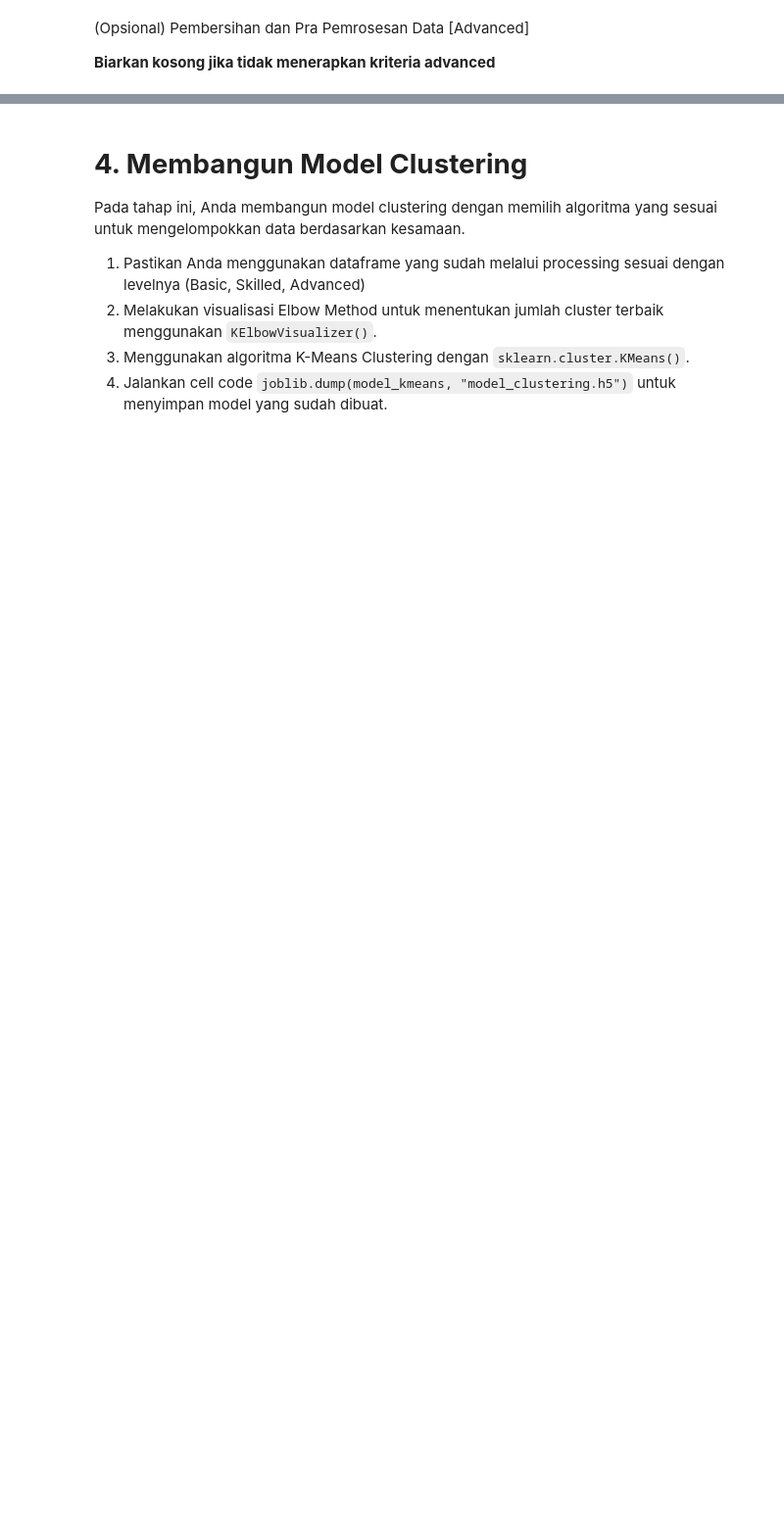
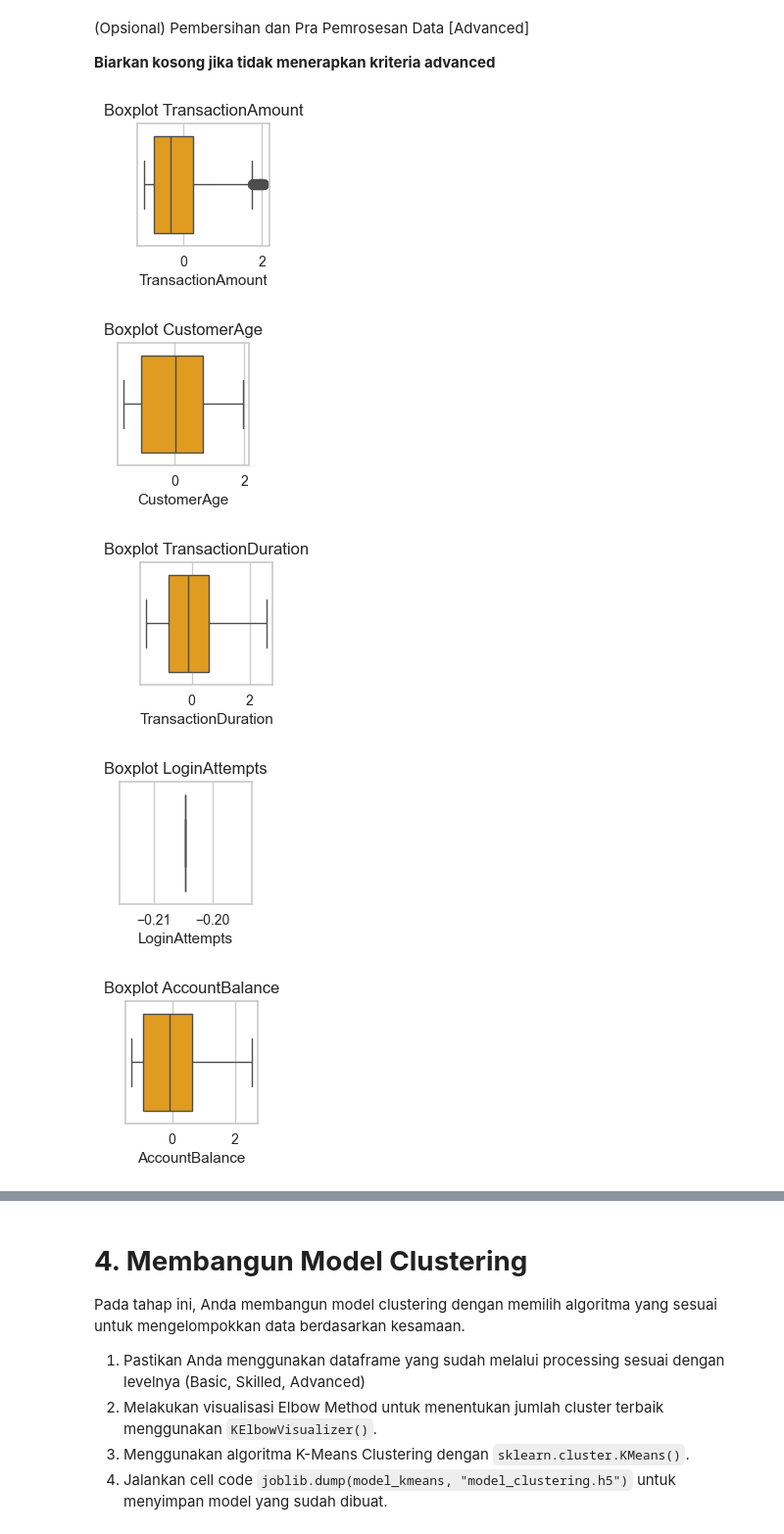
Before and after one commit to redomeire/banking-ml, a Jupyter notebook: [Clustering]_Submission_Akhir_BMLP_Redomeire.ipynb, the cells around one changed output, grey strips where cells are left out. Shown at 98% size. Drawn from its saved outputs; the diff is of its cells as text; code cells hidden in the pictures; blank space fills up the shorter version.

Commit message:
feat: enhance data processing in notebook

```diff
--- a/[Clustering]_Submission_Akhir_BMLP_Redomeire.ipynb
+++ b/[Clustering]_Submission_Akhir_BMLP_Redomeire.ipynb
@@ -278,0 +303,22 @@ df_lencoder.isnull().sum()
+# %%
+# Melakukan Handling Outlier Data berdasarkan jumlah outlier, apakah menggunakan metode drop atau mengisi nilai tersebut.
+Q1 = df_scaled[num_features.columns].quantile(0.25)
+Q3 = df_scaled[num_features.columns].quantile(0.75)
+IQR = Q3 - Q1
+
+# filter data yang bukan outlier
+condition = ~((df_scaled[num_features.columns] < (Q1 - 1.5 * IQR)) | (df_scaled[num_features.columns] > (Q3 + 1.5 * IQR))).any(axis=1)
+df_scaled = df_scaled[condition].copy()
+
+# Melakukan visualisasi ulang untuk memastikan outlier telah ditangani.
+for i, column in enumerate(num_features.columns, 1):
+    plt.subplot(3, 4, i)
+    sns.boxplot(x=df_scaled[column], color='orange')
+    plt.title(f'Boxplot {column}')
+    plt.show()
+# %% [output]
+[figure, added]
+[figure, added]
+[figure, added]
+[figure, added]
+[figure, added]
```
Also changed, not shown: parts of 22 cells of this notebook, 2 other files.
